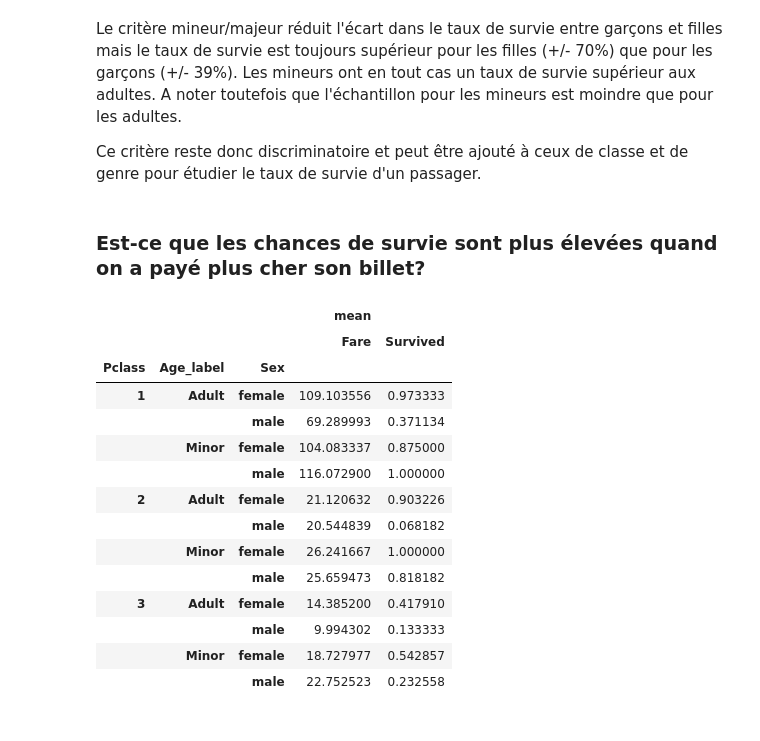
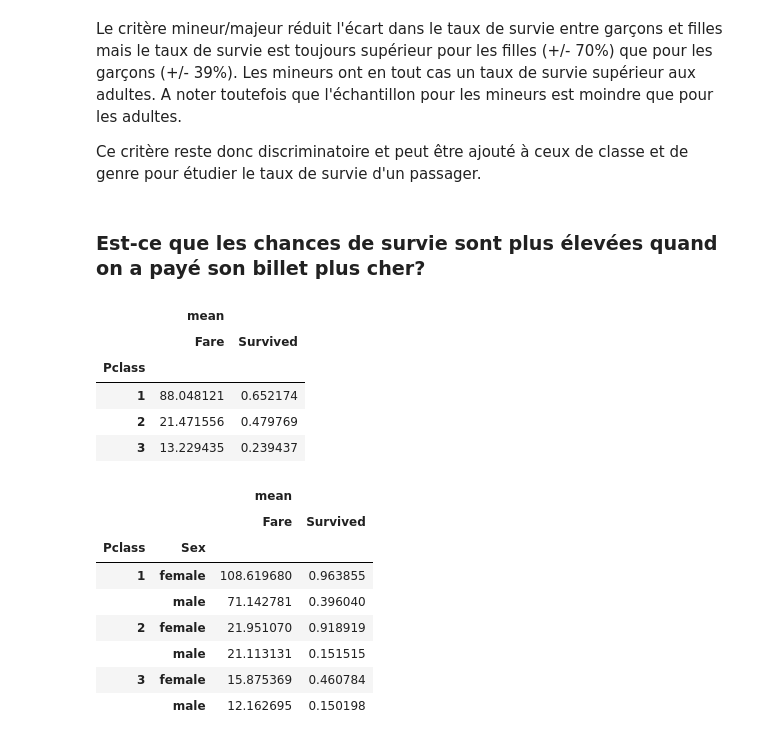
Before and after one commit to vin-br/titanic, a Jupyter notebook: titanic.ipynb, the cells around one changed output. Drawn from its saved outputs; the diff is of its cells as text; code cells hidden in the pictures.

```diff
--- a/titanic.ipynb
+++ b/titanic.ipynb
@@ -520,22 +519,25 @@ Le critère mineur/majeur réduit l'écart dans le taux de survie entre garçons
 
 Ce critère reste donc discriminatoire et peut être ajouté à ceux de classe et de genre pour étudier le taux de survie d'un passager.
 # %% [markdown]
-### Est-ce que les chances de survie sont plus élevées quand on a payé plus cher son billet?
+### Est-ce que les chances de survie sont plus élevées quand on a payé son billet plus cher?
+# %%
+datanic.pivot_table(index=["Pclass"], values = ["Fare", "Survived"], aggfunc = [np.mean])
+# %% [output]
+|  | mean |  |
+|  | Fare | Survived |
+| Pclass |  |  |
+| 1 | 88.048121 | 0.652174 |
+| 2 | 21.471556 | 0.479769 |
+| 3 | 13.229435 | 0.239437 |
 # %%
-datanic.pivot_table(index=["Pclass", "Age_label", "Sex"], values = ["Fare", "Survived"], aggfunc = [np.mean])
+datanic.pivot_table(index=["Pclass", "Sex"], values = ["Fare", "Survived"], aggfunc = [np.mean])
 # %% [output]
-|  |  |  | mean |  |
-|  |  |  | Fare | Survived |
-| Pclass | Age_label | Sex |  |  |
-| 1 | Adult | female | 109.103556 | 0.973333 |
-|  |  | male | 69.289993 | 0.371134 |
-|  | Minor | female | 104.083337 | 0.875000 |
-|  |  | male | 116.072900 | 1.000000 |
-| 2 | Adult | female | 21.120632 | 0.903226 |
-|  |  | male | 20.544839 | 0.068182 |
-|  | Minor | female | 26.241667 | 1.000000 |
-|  |  | male | 25.659473 | 0.818182 |
-| 3 | Adult | female | 14.385200 | 0.417910 |
-|  |  | male | 9.994302 | 0.133333 |
-|  | Minor | female | 18.727977 | 0.542857 |
-|  |  | male | 22.752523 | 0.232558 |
+|  |  | mean |  |
+|  |  | Fare | Survived |
+| Pclass | Sex |  |  |
+| 1 | female | 108.619680 | 0.963855 |
+|  | male | 71.142781 | 0.396040 |
+| 2 | female | 21.951070 | 0.918919 |
+|  | male | 21.113131 | 0.151515 |
+| 3 | female | 15.875369 | 0.460784 |
+|  | male | 12.162695 | 0.150198 |
```
Also changed, not shown: parts of 14 cells of this notebook.
